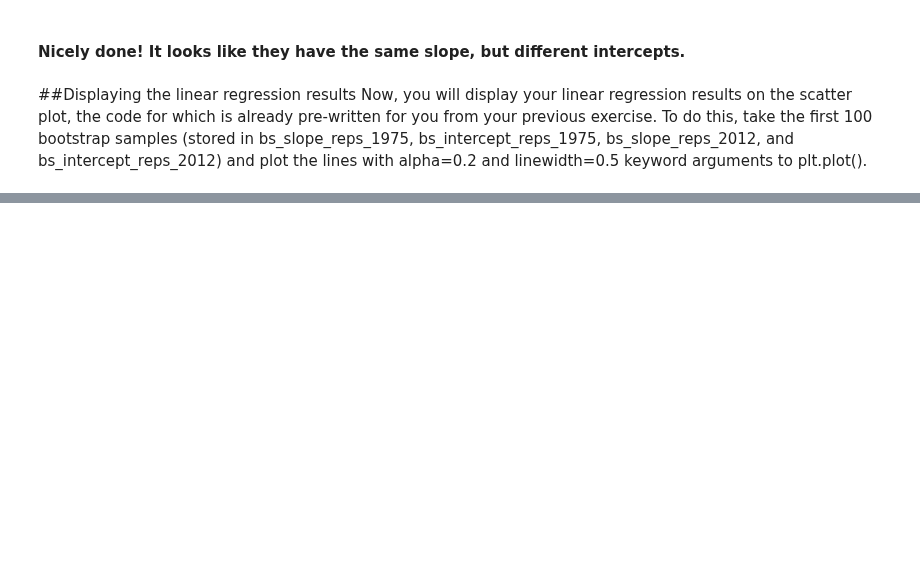
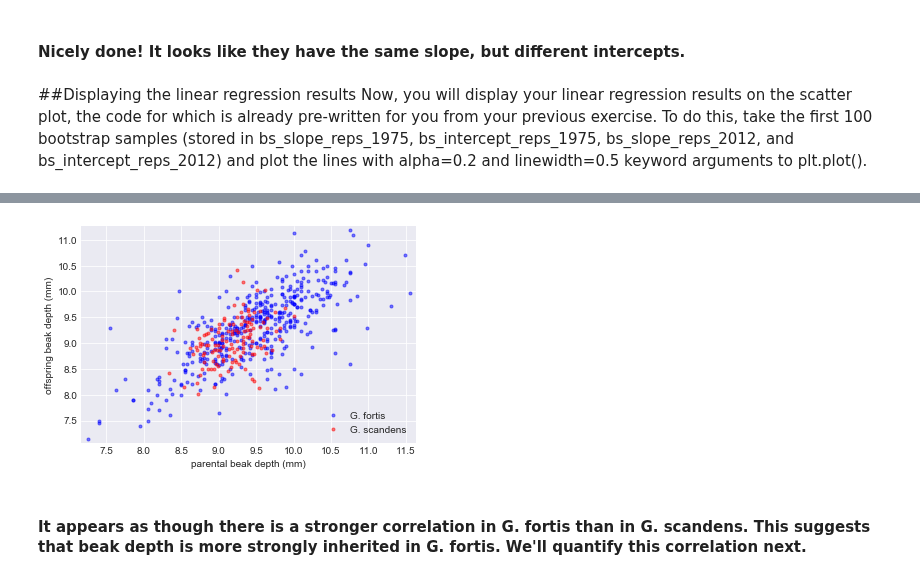
Before and after one commit to cyrsis/TensorflowPY36CPU, a Jupyter notebook: _14_Plot/Test.ipynb, the cells around one changed output, grey strips where cells are left out. Drawn from its saved outputs; the diff is of its cells as text; code cells hidden in the pictures; blank space fills up the shorter version.

```diff
--- a/_14_Plot/Test.ipynb
+++ b/_14_Plot/Test.ipynb
@@ -863,0 +906,35 @@ plt.show()
+# %%
+#init
+
+df = pd.read_csv(path + "scandens_beak_depth_heredity.csv")
+##mid_parent,mid_offspring
+bd_parent_scandens = df.mid_parent.values
+bd_offspring_scandens = df.mid_offspring.values
+
+df = pd.read_csv(path + "fortis_beak_depth_heredity.csv")
+##Mid-offspr,Male BD,Female BD
+bd_parent_fortis = df[['Male BD','Female BD']].mean(axis=1).values
+bd_offspring_fortis= df['Mid-offspr'].values
+# %%
+# Make scatter plots
+_ = plt.plot(bd_parent_fortis, bd_offspring_fortis,
+             marker='.', linestyle='none', color="blue", alpha=0.5)
+_ = plt.plot(bd_parent_scandens, bd_offspring_scandens,
+             marker='.', linestyle='none', color="red", alpha=0.5)
+
+# Set margins
+plt.margins(0.02)
+
+# Label axes
+_ = plt.xlabel('parental beak depth (mm)')
+_ = plt.ylabel('offspring beak depth (mm)')
+
+# Add legend
+_ = plt.legend(('G. fortis', 'G. scandens'), loc='lower right')
+
+# Show plot
+plt.show()
+# %% [output]
+[figure, added]
+# %% [markdown]
+#### It appears as though there is a stronger correlation in G. fortis than in G. scandens. This suggests that beak depth is more strongly inherited in G. fortis. We'll quantify this correlation next.
```
Also changed, not shown: parts of 18 cells of this notebook, 17 other files.
